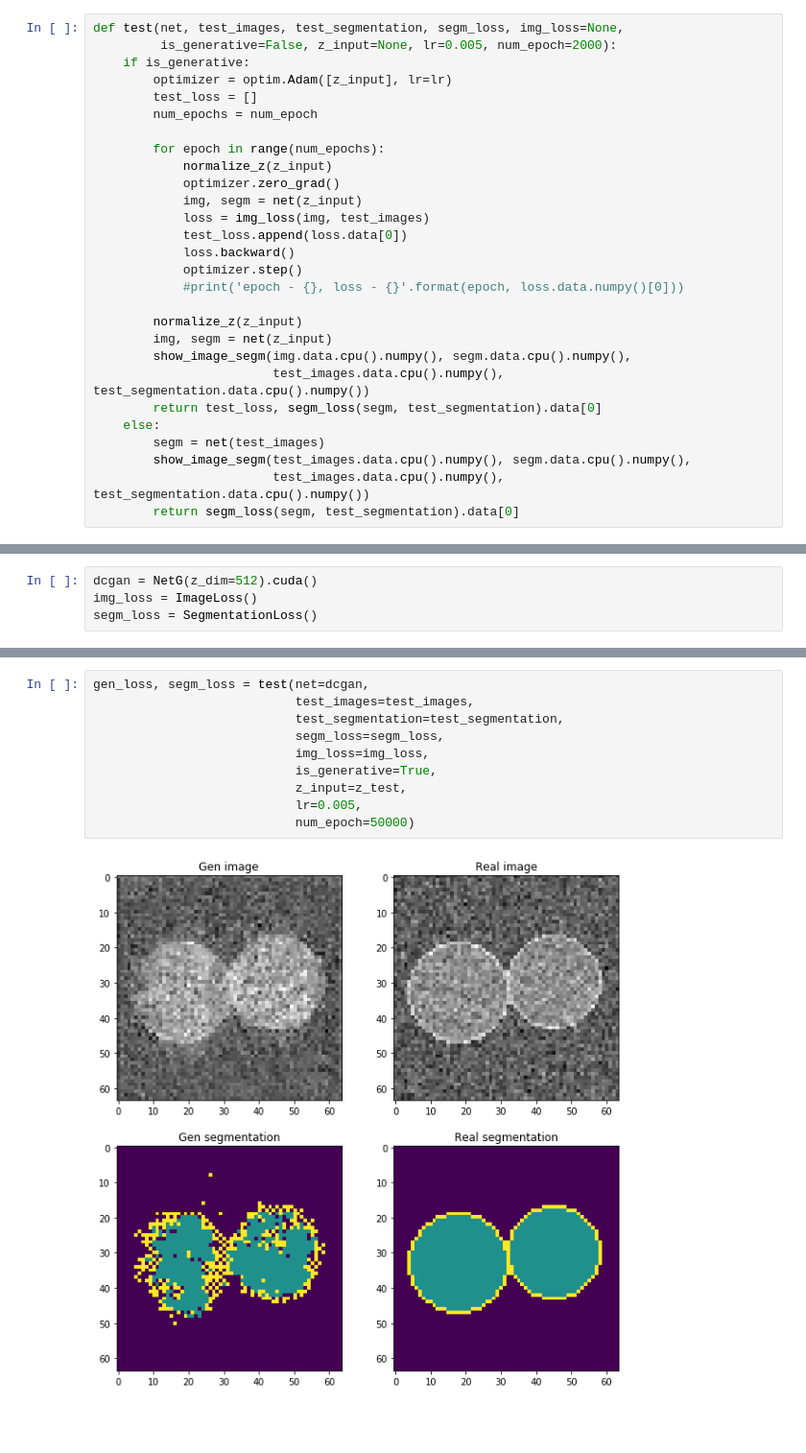
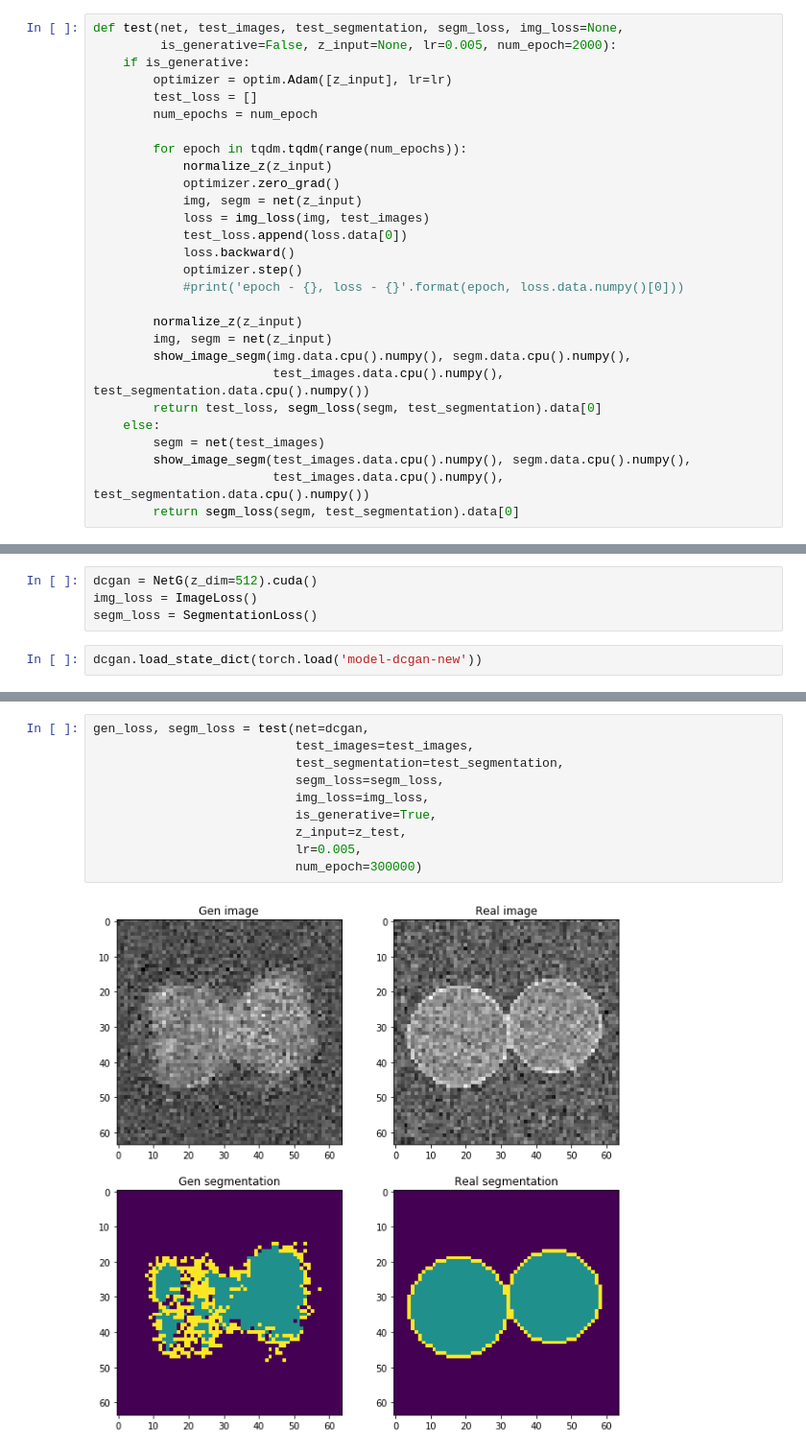
Before and after one commit to ashysheya/research_project, a Jupyter notebook: training_baseline_unet.ipynb, the cells around one changed output, grey strips where cells are left out. Shown at 96% size. Cells and saved outputs as stored; diff of their text form; blank space fills up the shorter version.

```diff
--- a/training_baseline_unet.ipynb
+++ b/training_baseline_unet.ipynb
@@ -122,7 +123,7 @@ def test(net, test_images, test_segmentation, segm_loss, img_loss=None,
         test_loss = []
         num_epochs = num_epoch
 
-        for epoch in range(num_epochs):
+        for epoch in tqdm.tqdm(range(num_epochs)):
             normalize_z(z_input)
             optimizer.zero_grad()
             img, segm = net(z_input)
@@ -296,6 +299,8 @@ segmentation loss on generative model = 0.0854977816343
 dcgan = NetG(z_dim=512).cuda()
 img_loss = ImageLoss()
 segm_loss = SegmentationLoss()
+# %%
+dcgan.load_state_dict(torch.load('model-dcgan-new'))
 # %%
 dcgan_loss = train_generative_unet(net=dcgan, train_images=train_images,
                                    train_segmentation=train_segmentation,
@@ -319,12 +317,12 @@ plt.show()
 # %%
 gen_loss, segm_loss = test(net=dcgan,
                            test_images=test_images,
                            test_segmentation=test_segmentation,
                            segm_loss=segm_loss,
                            img_loss=img_loss,
                            is_generative=True,
                            z_input=z_test,
                            lr=0.005,
-                           num_epoch=50000)
+                           num_epoch=300000)
 # %% [output]
-[figure, old version]
+[figure, new version]
```
Also changed, not shown: parts of 8 cells of this notebook.
